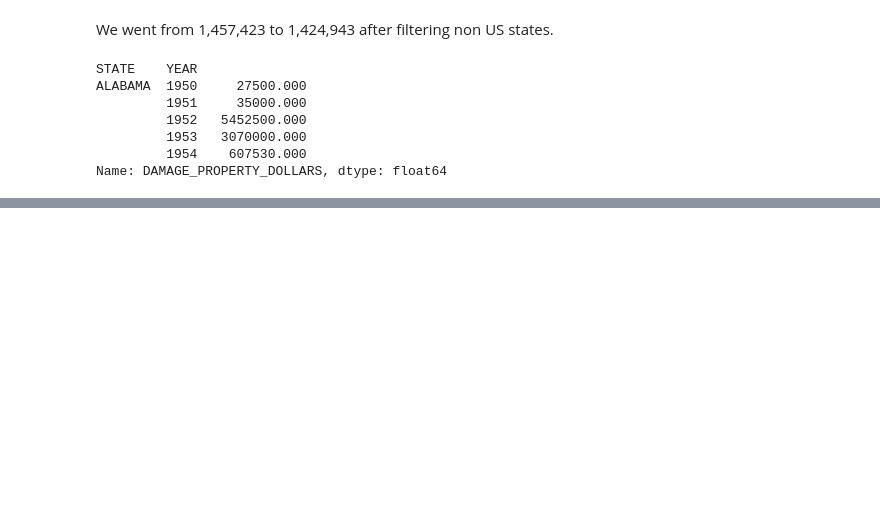
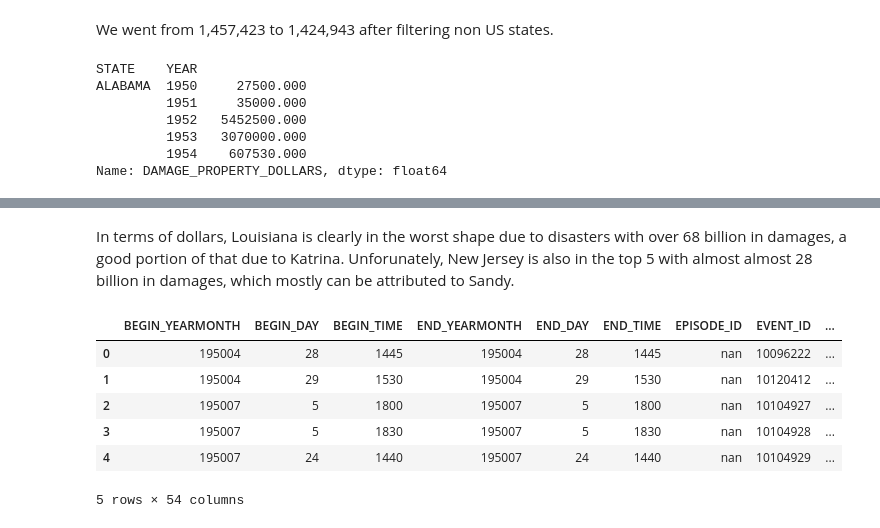
Before and after one commit to DansProjects/Luigi-NOAA-Pipeline, a Jupyter notebook: analysis.ipynb, the cells around one changed output, grey strips where cells are left out. Drawn from its saved outputs; the diff is of its cells as text; code cells hidden in the pictures; blank space fills up the shorter version.

```diff
--- a/analysis.ipynb
+++ b/analysis.ipynb
@@ -93,0 +115,28 @@ event_details_grouped.to_csv("property_damage_summary.csv")
+# %% [markdown]
+In terms of dollars, Louisiana is clearly in the worst shape due to disasters with over 68 billion in damages, a good portion of that due to Katrina. Unforunately, New Jersey is also in the top 5 with almost almost 28 billion in damages, which mostly can be attributed to Sandy.
+# %%
+state_land_area = pd.read_csv('states_landarea.csv')
+state_land_area.set_index('STATE', inplace=True,)
+# convert to dict for constant time access
+state_land_area_dict = state_land_area.to_dict()['AREA']
+
+def calc_damage_per_sqmi(state_row):
+    try:
+
+        land_area = int(state_land_area_dict[state_row['STATE']].replace(',', ''))
+        damage_dollars = state_row['DAMAGE_PROPERTY_DOLLARS']
+        return damage_dollars/land_area
+    except:
+        print("Could not locate state {} in land area file".format(state))
+        return None
+# %%
+event_details_state['DAMAGE_PROPERTY_DOLLARS_SQMI'] = event_details_state[['DAMAGE_PROPERTY_DOLLARS','STATE']].apply(calc_damage_per_sqmi,axis=1);
+event_details_state.head()
+# %% [output]
+|  | BEGIN_YEARMONTH | BEGIN_DAY | BEGIN_TIME | END_YEARMONTH | END_DAY | END_TIME | EPISODE_ID | EVENT_ID | ... |
+| 0 | 195004 | 28 | 1445 | 195004 | 28 | 1445 | nan | 10096222 | ... |
+| 1 | 195004 | 29 | 1530 | 195004 | 29 | 1530 | nan | 10120412 | ... |
+| 2 | 195007 | 5 | 1800 | 195007 | 5 | 1800 | nan | 10104927 | ... |
+| 3 | 195007 | 5 | 1830 | 195007 | 5 | 1830 | nan | 10104928 | ... |
+| 4 | 195007 | 24 | 1440 | 195007 | 24 | 1440 | nan | 10104929 | ... |
+5 rows × 54 columns
```
Also changed, not shown: parts of 8 cells of this notebook, 2 other files.
